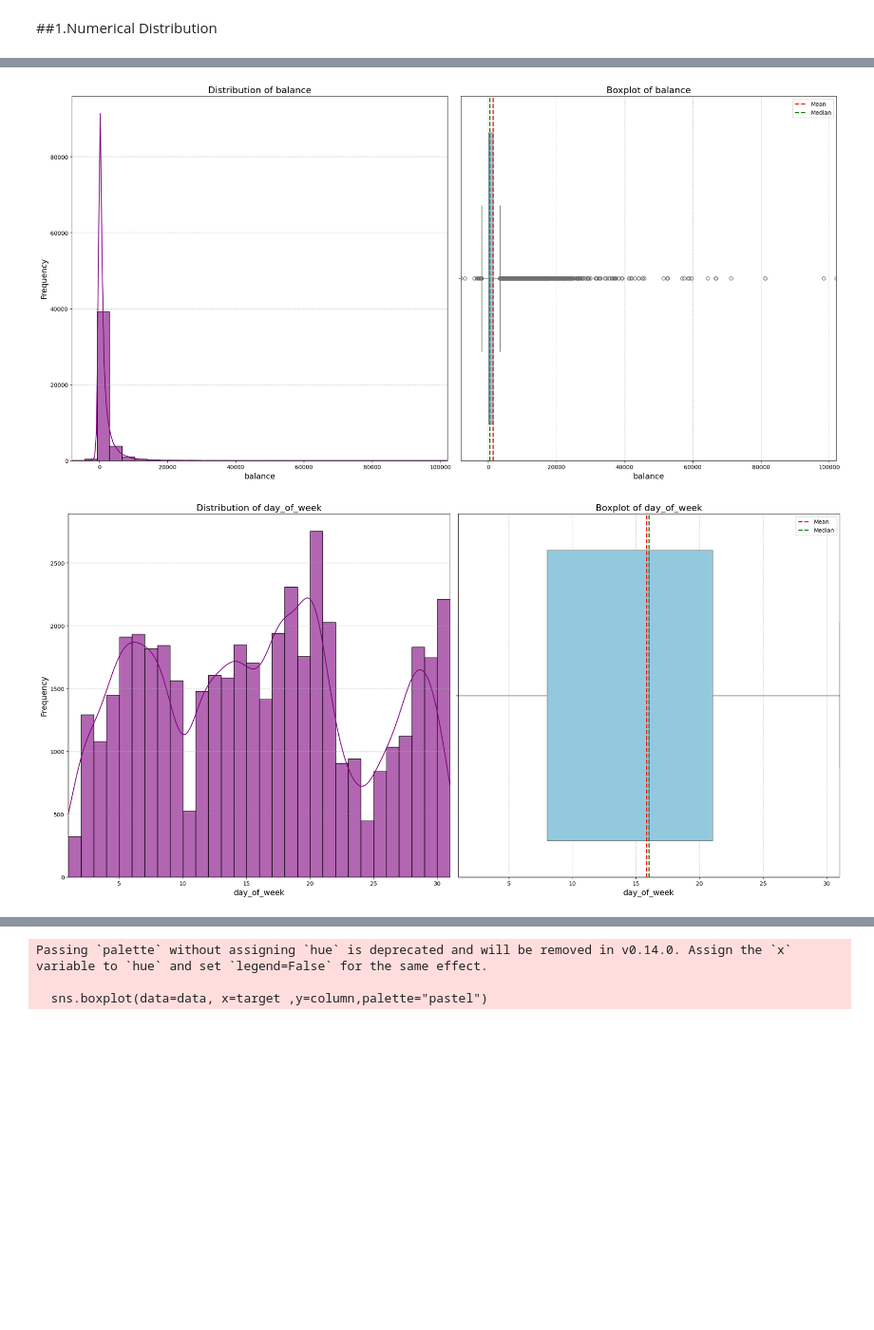
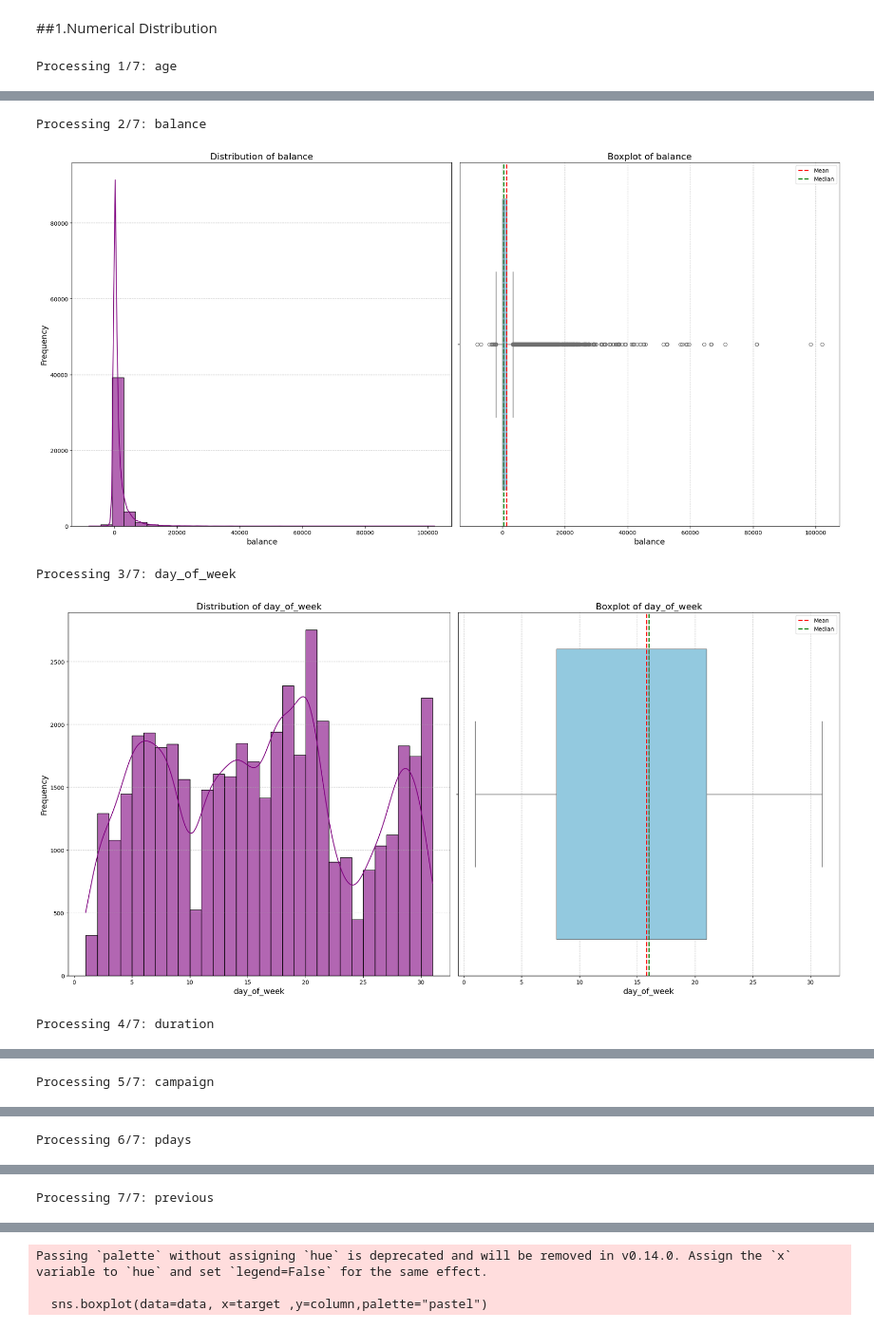
Before and after one commit to Sazul19/bank-marketing-prediction, a Jupyter notebook: data/data_exploration.ipynb, the cells around one changed output, grey strips where cells are left out. Shown at 95% size. Drawn from its saved outputs; the diff is of its cells as text; code cells hidden in the pictures; blank space fills up the shorter version.

```diff
--- a/data/data_exploration.ipynb
+++ b/data/data_exploration.ipynb
@@ -271,3 +312,0 @@ def identify_rare_categories(data,column,threshold=0.01):
-# %%
-for column in categorical_columns:
-  identify_rare_categories(X,column)
@@ -324,6 +374,7 @@ def plot_relation_with_target(data,column,target):
 # %%
 
 
-for column in categorical_columns:
-  plot_relation_with_target(df,column,'y')
+for i, column in enumerate(categorical_columns, start=1):
+    print(f"Processing {i}/{len(categorical_columns)}: {column}")
+    plot_relation_with_target(df, column, 'y', save_plot=True)
 # %% [output]
@@ -382,43 +439,50 @@ yes   0.933186  0.066814
 # %% [markdown]
 ##1.Numerical Distribution
 # %%
-def plot_numerical_distribution(data, column):
+def plot_numerical_distribution(data, column, bins=30, save_plot=False, output_dir="./plots"):
     """
     Plots the distribution of numerical variables.
 
     Parameters:
-    data: The dataset (DataFrame)
-    column: The numerical column (string)
+        data: The dataset (DataFrame)
+        column: The numerical column (string)
+        bins: Number of bins for histogram.
+        save_plot: If True, saves the plot to a file.
+        output_dir: Directory to save plots if save_plot is True.
     """
-    plt.figure(figsize=(20, 10))  # Adjusted height for better aspect ratio
+    plt.figure(figsize=(20, 10))
 
     # Histogram with KDE
     plt.subplot(1, 2, 1)
-    sns.histplot(data[column], kde=True, color='purple', bins=30, alpha=0.6)
+    sns.histplot(data[column], kde=True, color='purple', bins=bins, alpha=0.6)
     plt.title(f"Distribution of {column}", fontsize=16)
     plt.xlabel(column, fontsize=14)
     plt.ylabel('Frequency', fontsize=14)
-    plt.grid(axis='y', linestyle='--', alpha=0.7)  # Add gridlines
-    plt.xlim(data[column].min(), data[column].max())  # Set x-axis limits
+    plt.grid(axis='y', linestyle='--', alpha=0.7)
 
     # Boxplot
     plt.subplot(1, 2, 2)
     sns.boxplot(x=data[column], color='skyblue')
     plt.title(f"Boxplot of {column}", fontsize=16)
     plt.xlabel(column, fontsize=14)
-    plt.grid(axis='x', linestyle='--', alpha=0.7)  # Add gridlines
-    plt.xlim(data[column].min(), data[column].max())  # Set x-axis limits
+    plt.grid(axis='x', linestyle='--', alpha=0.7)
 
-    # Annotate mean and median on the boxplot
+    # Annotate mean and median
     mean_value = data[column].mean()
     median_value = data[column].median()
     plt.axvline(mean_value, color='red', linestyle='--', label='Mean', linewidth=2)
     plt.axvline(median_value, color='green', linestyle='--', label='Median', linewidth=2)
     plt.legend()
 
+    if save_plot:
+        os.makedirs(output_dir, exist_ok=True)
+        plt.savefig(f"{output_dir}/{column}_distribution.png", bbox_inches='tight')
+
     plt.tight_layout()
     plt.show()
 # %%
-for column in numerical_columns:
-  plot_numerical_distribution(X,column)
+for i, column in enumerate(numerical_columns, start=1):
+    print(f"Processing {i}/{len(numerical_columns)}: {column}")
+    plot_numerical_distribution(X, column, save_plot=True)
 # %% [output]
+Processing 1/7: age
@@ -426,2 +490,5 @@ for column in numerical_columns:
+Processing 2/7: balance
-[figure, old version]
+[figure, new version]
+Processing 3/7: day_of_week
-[figure, old version]
+[figure, new version]
+Processing 4/7: duration
@@ -428,0 +496 @@ for column in numerical_columns:
+Processing 5/7: campaign
@@ -429,0 +498 @@ for column in numerical_columns:
+Processing 6/7: pdays
@@ -430,0 +500 @@ for column in numerical_columns:
+Processing 7/7: previous
```
Also changed, not shown: parts of 20 cells of this notebook.
